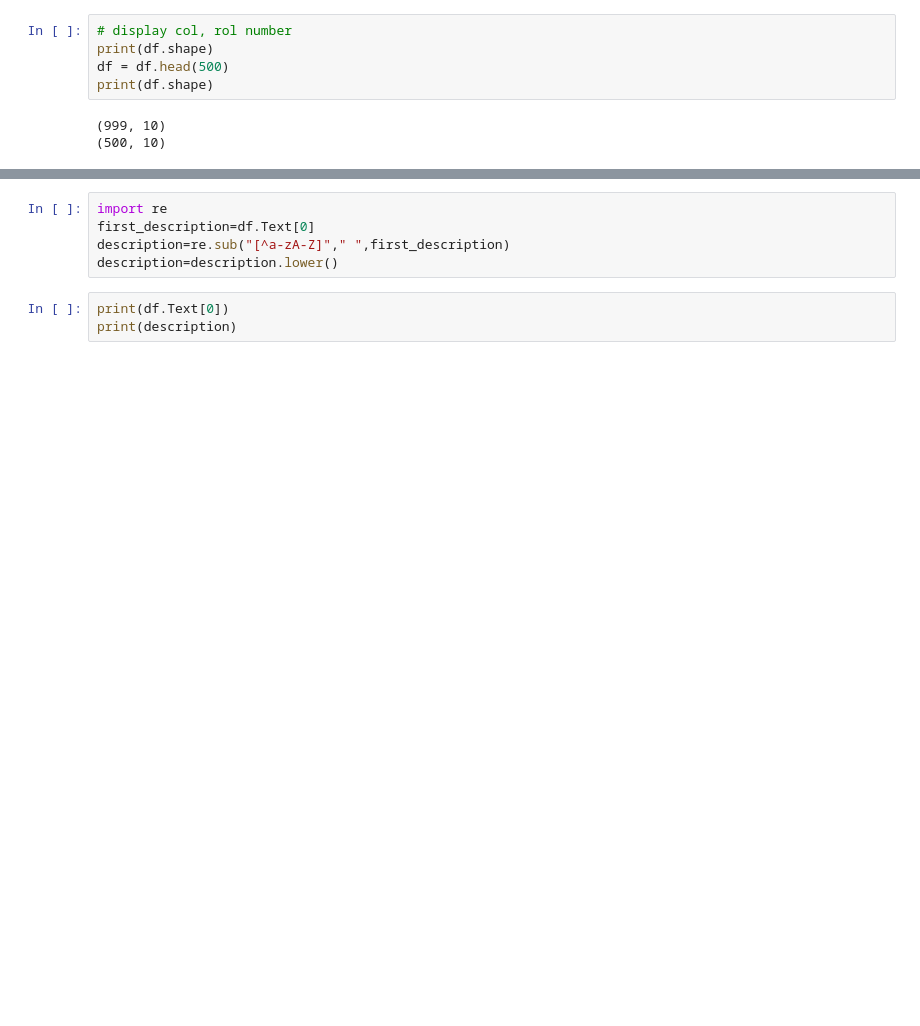
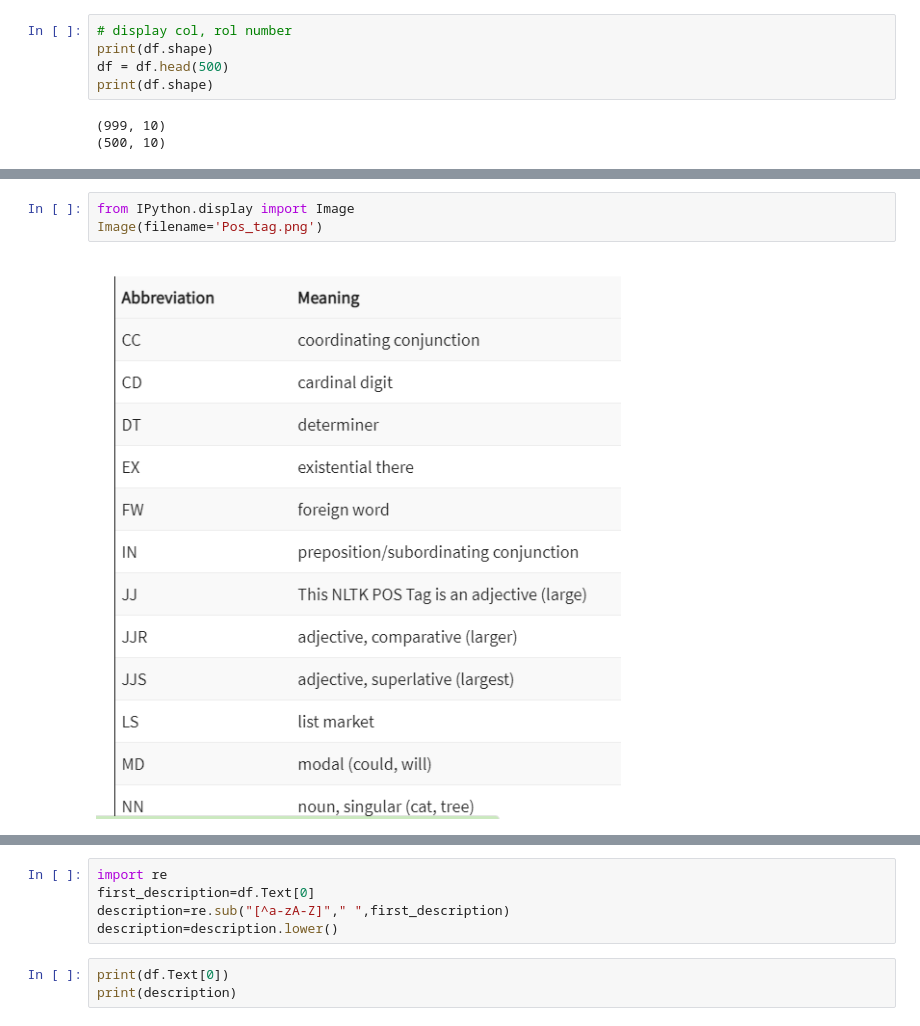
Before and after one commit to thuhuong17/NLP_Python-Sentiment-Analysis-Project-, a Jupyter notebook: main.ipynb, the cells around one changed output, grey strips where cells are left out. Cells and saved outputs as stored; diff of their text form; blank space fills up the shorter version.

```diff
--- a/main.ipynb
+++ b/main.ipynb
@@ -80,0 +98,5 @@ tokens[:10]
+# %%
+from IPython.display import Image
+Image(filename='Pos_tag.png')
+# %% [output]
+[figure, added]
```
Also changed, not shown: parts of 63 cells of this notebook, 2 other files.
